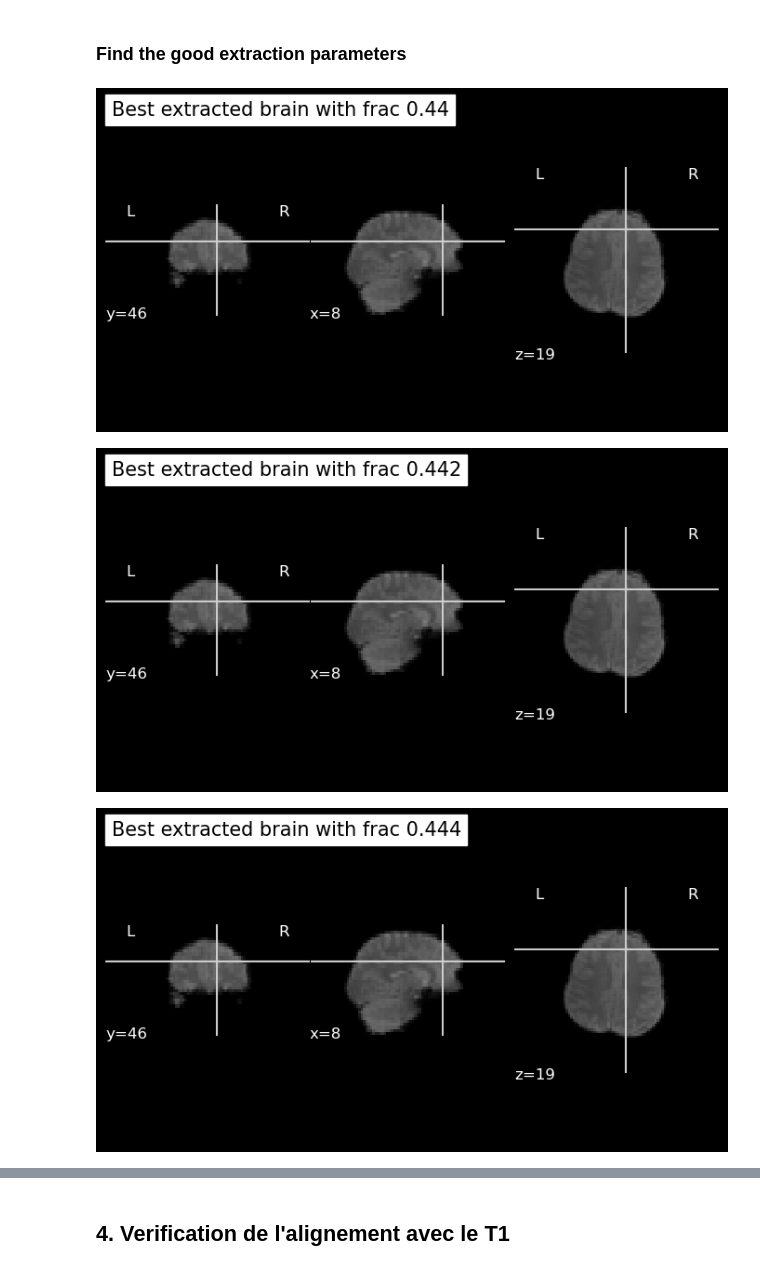
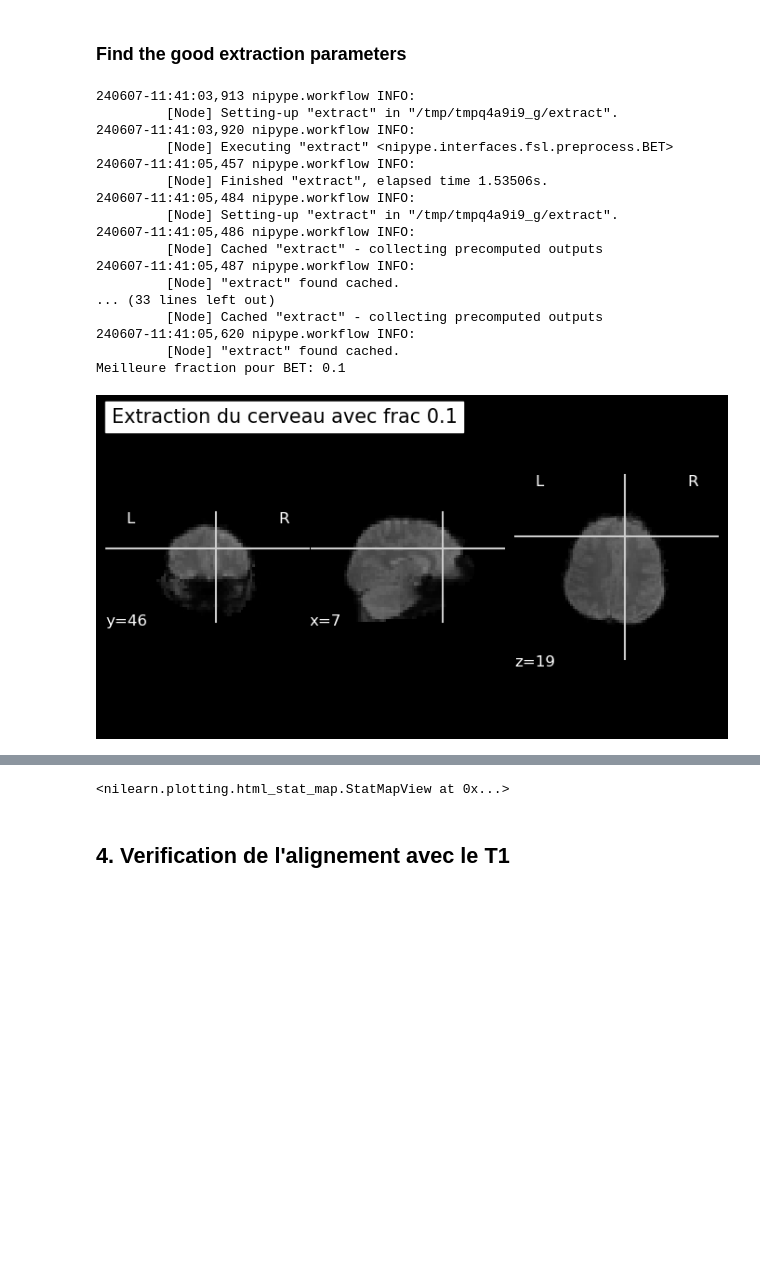
Before and after one commit to brainhack-school2024/duchadeau_project, a Jupyter notebook: pretraitement.ipynb, the cells around one changed output, grey strips where cells are left out. Drawn from its saved outputs; the diff is of its cells as text; code cells hidden in the pictures; blank space fills up the shorter version.

Commit message:
Preprocessing ok, bet frac param a opti

```diff
--- a/pretraitement.ipynb
+++ b/pretraitement.ipynb
@@ -82,32 +77,64 @@ visualize_4d_img(mcflirt_img, "Correction des mouvements")
 # %% [markdown]
 ### Find the good extraction parameters
 # %%
+
+def calculate_criteria(image_data):
+    brain_region = image_data[image_data > np.mean(image_data)]
+    non_brain_region = image_data[image_data <= np.mean(image_data)]
+    variance = np.var(brain_region)
+    contrast = np.mean(brain_region) - np.mean(non_brain_region)
+    criteria = variance * contrast
+    return criteria
+
 # Définir le noeud pour l'extraction avec BET
 bet_node = Node(BET(), name='extract')
 bet_node.inputs.out_file = 'output_brain.nii.gz'
 
 # Extraire le premier volume de l'image corrigée des mouvements pour BET
 first_vol_path = os.path.join('/home/rduchadeau/Desktop/Brainhack_school/duchadeau_project/working_directory', 'mcflirt_first_vol.nii.gz')
 first_volume = image.index_img(mcflirt_img, 0)
 nib.save(first_volume, first_vol_path)
 
-# Initialisation
-bet_node = BET()
+# Initialisation pour trouver la meilleure fraction
+best_extracted_img = None
+best_frac = None
+best_criteria = -np.inf
 
-
-for frac in np.arange(0.44, 0.46, 0.002):
+# Parcourir différentes valeurs de la fraction pour trouver la meilleure extraction
+for frac in np.arange(0.1, 0.9, 0.1):
     bet_node.inputs.frac = frac
     bet_node.inputs.in_file = first_vol_path
     bet_res = bet_node.run()
 
-    # Verify if the extraction is successful
     extracted_img = nib.load(bet_res.outputs.out_file)
-    # extracted_data = extracted_img.get_fdata()
+    extracted_data = extracted_img.get_fdata()
 
-    # Visualisation de l'image extraite
-    plotting.plot_anat(extracted_img, title=f'Best extracted brain with frac {frac}')
-    plotting.show()
+    current_criteria = calculate_criteria(extracted_data)
+    if current_criteria > best_criteria:
+        best_extracted_img = extracted_img
+        best_frac = frac
+        best_criteria = current_criteria
+
+print(f"Meilleure fraction pour BET: {best_frac}")
+
+visualize_3d_img(best_extracted_img, f"Extraction du cerveau avec frac {best_frac}")
+plotting.view_img(best_extracted_img, title= f"Extraction du cerveau avec frac {best_frac}")
 # %% [output]
+240607-11:41:03,913 nipype.workflow INFO:
+         [Node] Setting-up "extract" in "/tmp/tmpq4a9i9_g/extract".
+240607-11:41:03,920 nipype.workflow INFO:
+         [Node] Executing "extract" <nipype.interfaces.fsl.preprocess.BET>
+240607-11:41:05,457 nipype.workflow INFO:
+         [Node] Finished "extract", elapsed time 1.53506s.
+240607-11:41:05,484 nipype.workflow INFO:
+         [Node] Setting-up "extract" in "/tmp/tmpq4a9i9_g/extract".
+240607-11:41:05,486 nipype.workflow INFO:
+         [Node] Cached "extract" - collecting precomputed outputs
+240607-11:41:05,487 nipype.workflow INFO:
+         [Node] "extract" found cached.
+... (33 lines left out)
+         [Node] Cached "extract" - collecting precomputed outputs
+240607-11:41:05,620 nipype.workflow INFO:
+         [Node] "extract" found cached.
+Meilleure fraction pour BET: 0.1
-[figure, old version]
+[figure, new version]
-[figure, removed]
-[figure, removed]
@@ -122,3 +141,4 @@ for frac in np.arange(0.44, 0.46, 0.002):
+<nilearn.plotting.html_stat_map.StatMapView at 0x...>
 # %% [markdown]
 ## 4. Verification de l'alignement avec le T1
 # %%
```
Also changed, not shown: parts of 20 cells of this notebook, 3 other files.
